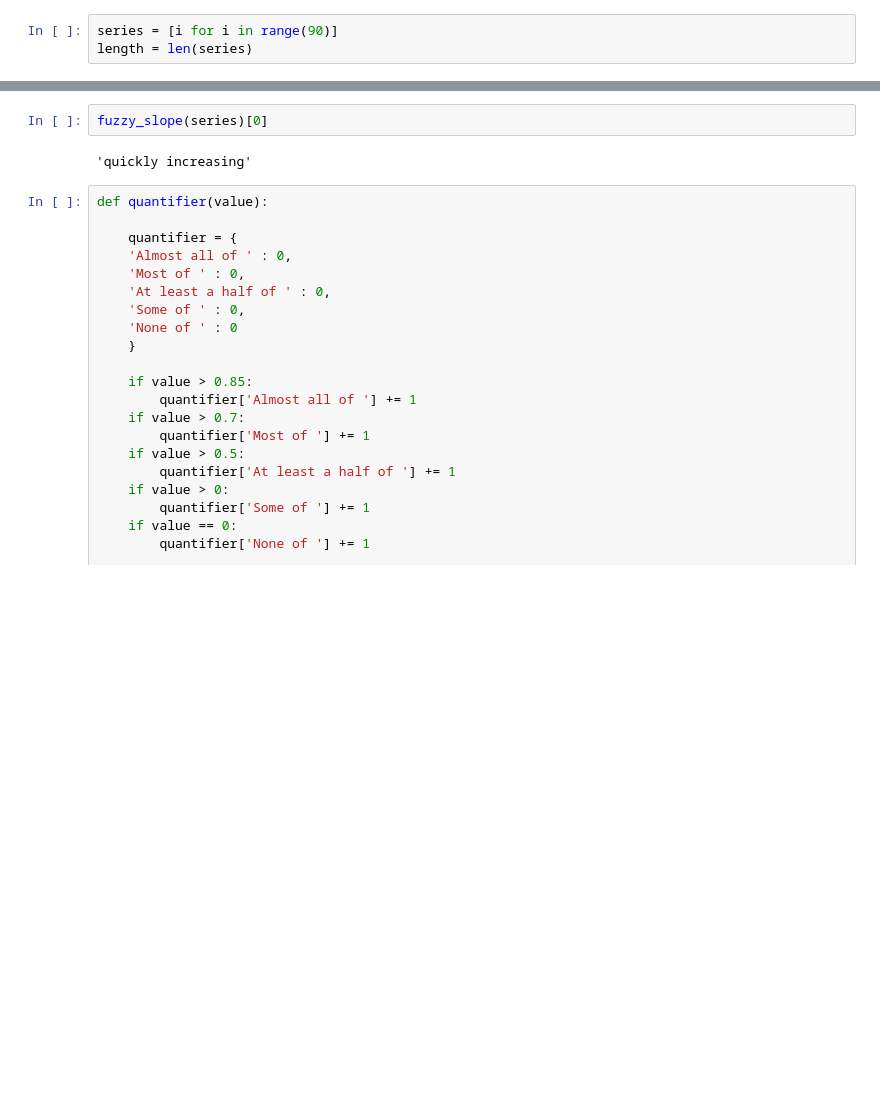
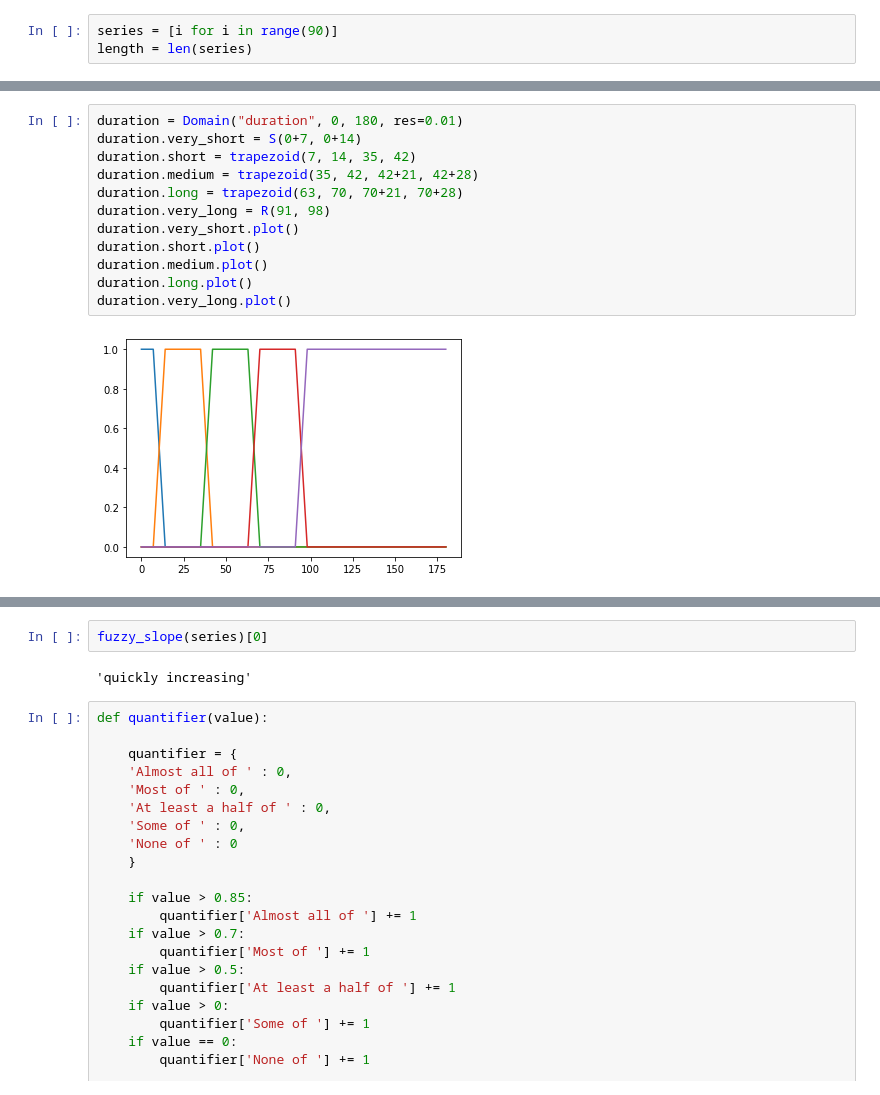
Before and after one commit to christopherkindl/data-to-text-system, a Jupyter notebook: 06_time_series_analysis/Fuzzy logic.ipynb, the cells around one changed output, grey strips where cells are left out. Saved outputs shown, nothing was run; the diff lists cells and outputs as text; blank space fills up the shorter version.

```diff
--- a/06_time_series_analysis/Fuzzy logic.ipynb
+++ b/06_time_series_analysis/Fuzzy logic.ipynb
@@ -121,0 +139,14 @@ def fuzzy_slope(series):
+# %%
+duration = Domain("duration", 0, 180, res=0.01)
+duration.very_short = S(0+7, 0+14)
+duration.short = trapezoid(7, 14, 35, 42)
+duration.medium = trapezoid(35, 42, 42+21, 42+28)
+duration.long = trapezoid(63, 70, 70+21, 70+28)
+duration.very_long = R(91, 98)
+duration.very_short.plot()
+duration.short.plot()
+duration.medium.plot()
+duration.long.plot()
+duration.very_long.plot()
+# %% [output]
+[figure, added]
```
Also changed, not shown: parts of 50 cells of this notebook, 1 other file.
